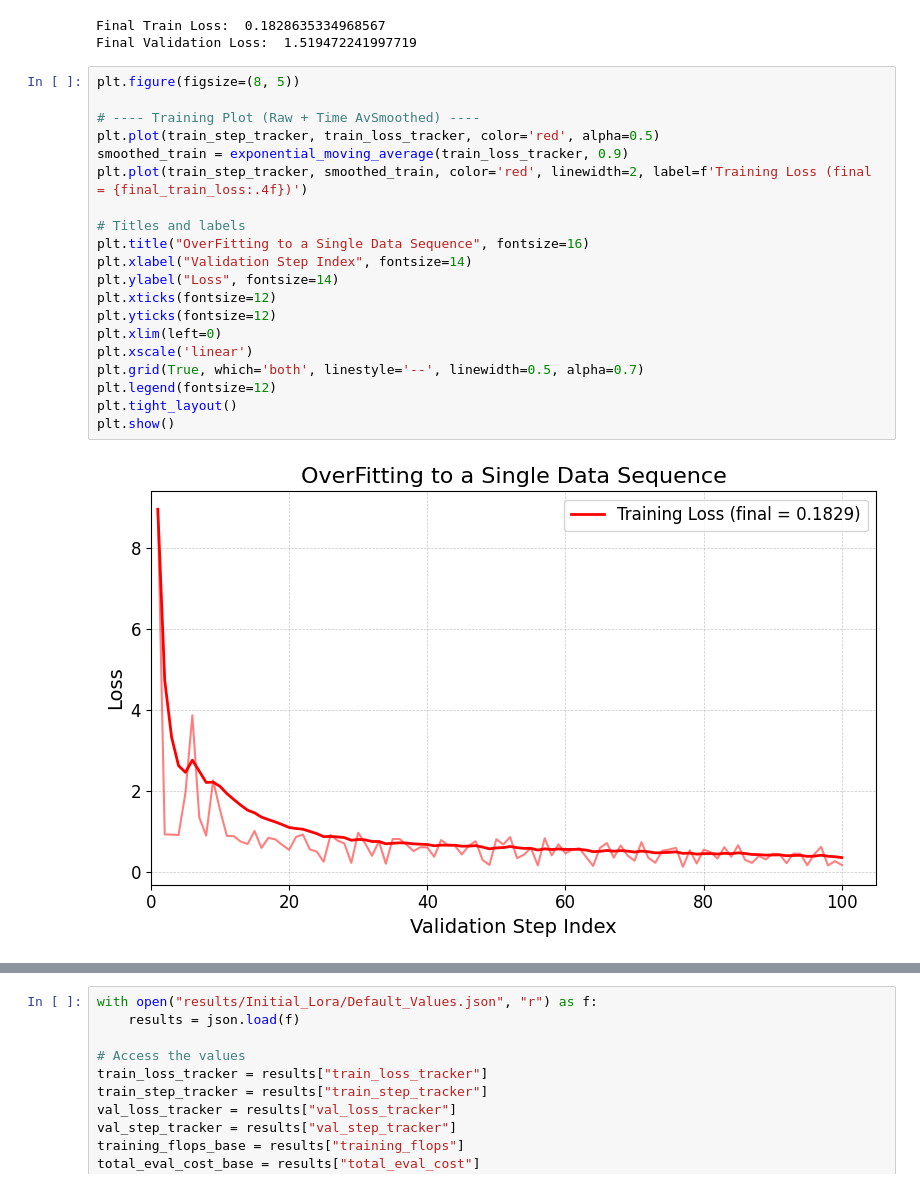
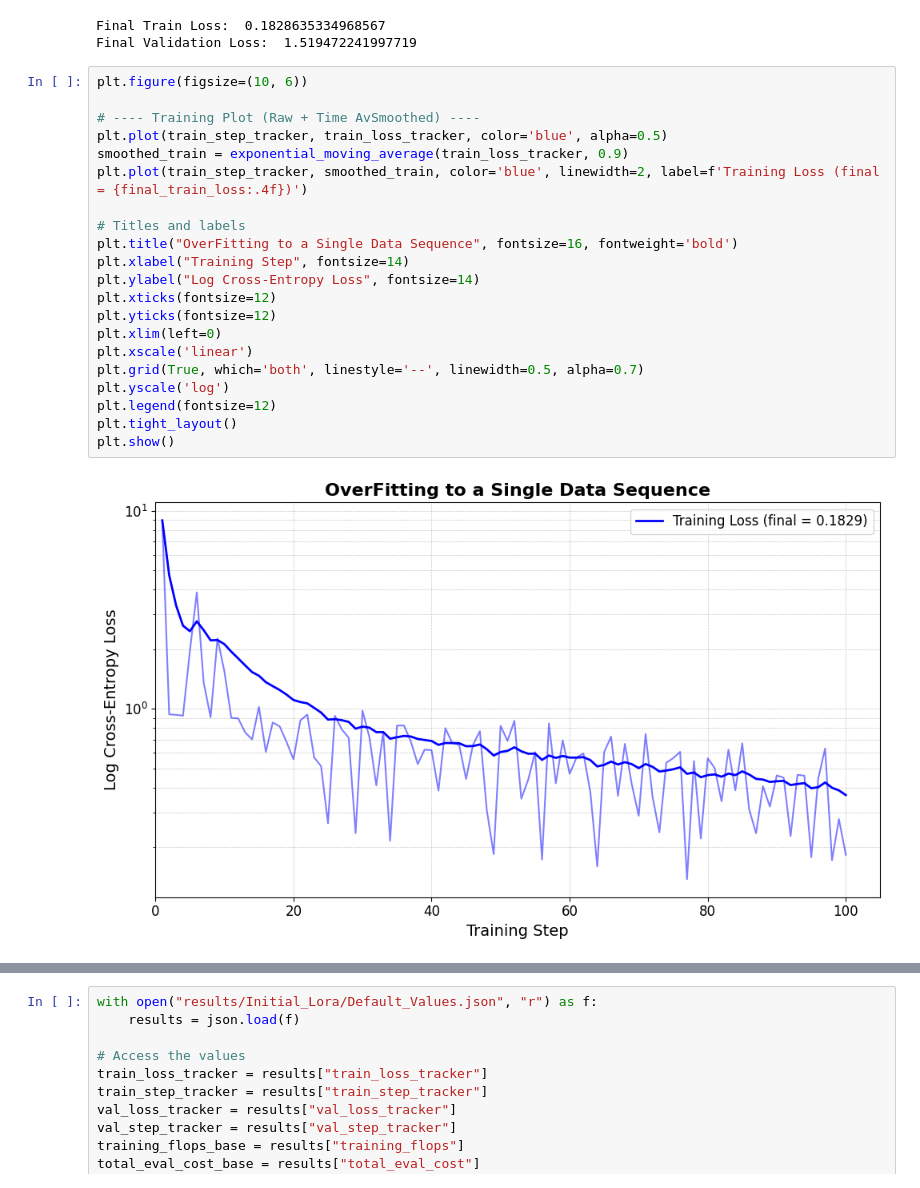
Before and after one commit to JacobTutt/lora_timeseries, a Jupyter notebook: 5_Lora_Model.ipynb, the cells around one changed output, grey strips where cells are left out. Cells and saved outputs as stored; diff of their text form.

```diff
--- a/5_Lora_Model.ipynb
+++ b/5_Lora_Model.ipynb
@@ -48,27 +49,28 @@ print("Final Validation Loss: ", val_loss_final)
 Final Train Loss:  0.1828635334968567
 Final Validation Loss:  1.519472241997719
 # %%
-plt.figure(figsize=(8, 5))
+plt.figure(figsize=(10, 6))
 
 # ---- Training Plot (Raw + Time AvSmoothed) ----
-plt.plot(train_step_tracker, train_loss_tracker, color='red', alpha=0.5)
+plt.plot(train_step_tracker, train_loss_tracker, color='blue', alpha=0.5)
 smoothed_train = exponential_moving_average(train_loss_tracker, 0.9)
-plt.plot(train_step_tracker, smoothed_train, color='red', linewidth=2, label=f'Training Loss (final = {final_train_loss:.4f})')
+plt.plot(train_step_tracker, smoothed_train, color='blue', linewidth=2, label=f'Training Loss (final = {final_train_loss:.4f})')
 
 # Titles and labels
-plt.title("OverFitting to a Single Data Sequence", fontsize=16)
-plt.xlabel("Validation Step Index", fontsize=14)
-plt.ylabel("Loss", fontsize=14)
+plt.title("OverFitting to a Single Data Sequence", fontsize=16, fontweight='bold')
+plt.xlabel("Training Step", fontsize=14)
+plt.ylabel("Log Cross-Entropy Loss", fontsize=14)
 plt.xticks(fontsize=12)
 plt.yticks(fontsize=12)
 plt.xlim(left=0)
 plt.xscale('linear')
 plt.grid(True, which='both', linestyle='--', linewidth=0.5, alpha=0.7)
+plt.yscale('log')
 plt.legend(fontsize=12)
 plt.tight_layout()
 plt.show()
 # %% [output]
-[figure, old version]
+[figure, new version]
 # %% [markdown]
 # Benchmark - Default Hyperparameters
 
```
Also changed, not shown: parts of 11 cells of this notebook, 12 other files.
